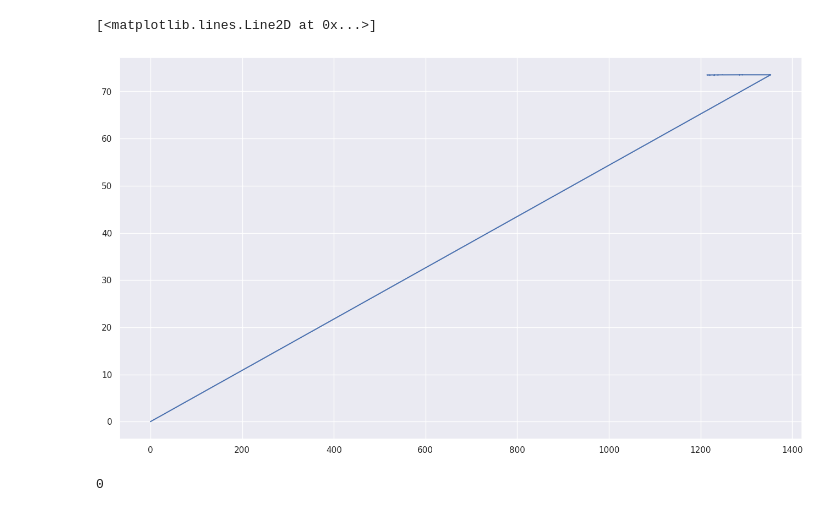
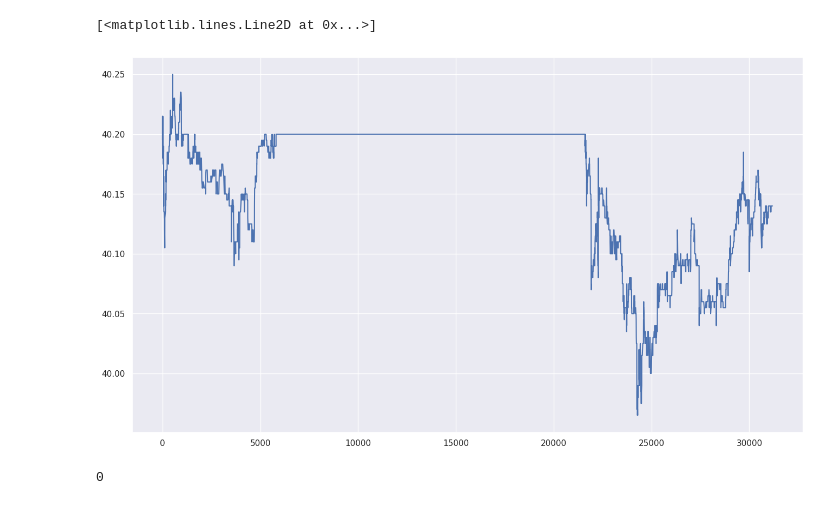
Before and after one commit to VsevolodZaostrovsky/OWModel, a Jupyter notebook: New data/coefs anal/backtest.ipynb, the cells around one changed output. Drawn from its saved outputs; the diff is of its cells as text; code cells hidden in the pictures.

```diff
--- a/New data/coefs anal/backtest.ipynb
+++ b/New data/coefs anal/backtest.ipynb
@@ -39,6 +89,9 @@ KeyboardInterrupt:
-# %%
-plt.plot(times, asks)
-# %% [output]
-[<matplotlib.lines.Line2D at 0x...>]
-[figure, removed]
+# %%
+df = pd.read_csv("data/SE/SNGSPWP.csv")
+# %%
+plt.plot(df["Time"], df["AskAfter"])
+# plt.ylim(73.42, 73.44)
+# %% [output]
+[<matplotlib.lines.Line2D at 0x...>]
+[figure, added]
 # %%
```
Also changed, not shown: parts of 8 cells of this notebook, 3 other files.
